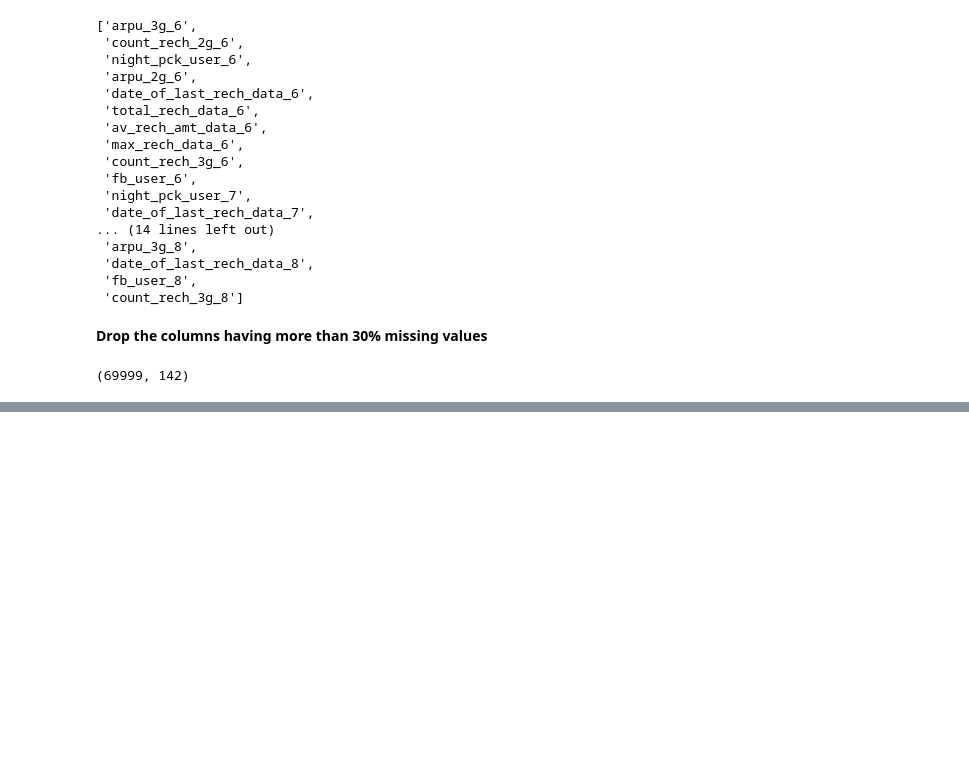
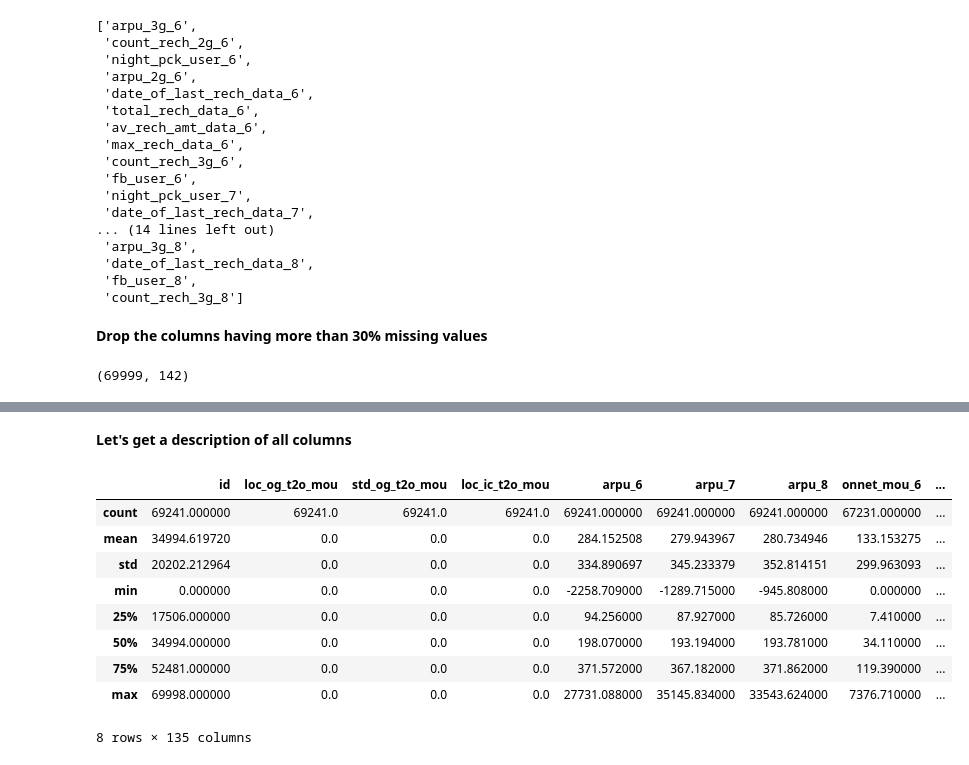
Before and after one commit to tikluganguly/TelecomDraft, a Jupyter notebook: assignment (tiklu).ipynb, the cells around one changed output, grey strips where cells are left out. Saved outputs shown, nothing was run; the diff lists cells and outputs as text; code cells hidden in the pictures; blank space fills up the shorter version.

```diff
--- a/assignment (tiklu).ipynb
+++ b/assignment (tiklu).ipynb
@@ -121,0 +134,3 @@ traindata_curated.shape
+# %%
+traindata_curated = traindata_curated.drop(date_cols, axis=1)
+traindata_curated.head()
@@ -121,0 +147,2 @@ traindata_curated.shape
+# %%
+traindata_curated = traindata_curated.drop('circle_id', axis=1)
@@ -121,0 +183,15 @@ traindata_curated.shape
+# %% [markdown]
+**Let's get a description of all columns**
+# %%
+traindata_curated.describe(include="all")
+# %% [output]
+|  | id | loc_og_t2o_mou | std_og_t2o_mou | loc_ic_t2o_mou | arpu_6 | arpu_7 | arpu_8 | onnet_mou_6 | ... |
+| count | 69241.000000 | 69241.0 | 69241.0 | 69241.0 | 69241.000000 | 69241.000000 | 69241.000000 | 67231.000000 | ... |
+| mean | 34994.619720 | 0.0 | 0.0 | 0.0 | 284.152508 | 279.943967 | 280.734946 | 133.153275 | ... |
+| std | 20202.212964 | 0.0 | 0.0 | 0.0 | 334.890697 | 345.233379 | 352.814151 | 299.963093 | ... |
+| min | 0.000000 | 0.0 | 0.0 | 0.0 | -2258.709000 | -1289.715000 | -945.808000 | 0.000000 | ... |
+| 25% | 17506.000000 | 0.0 | 0.0 | 0.0 | 94.256000 | 87.927000 | 85.726000 | 7.410000 | ... |
+| 50% | 34994.000000 | 0.0 | 0.0 | 0.0 | 198.070000 | 193.194000 | 193.781000 | 34.110000 | ... |
+| 75% | 52481.000000 | 0.0 | 0.0 | 0.0 | 371.572000 | 367.182000 | 371.862000 | 119.390000 | ... |
+| max | 69998.000000 | 0.0 | 0.0 | 0.0 | 27731.088000 | 35145.834000 | 33543.624000 | 7376.710000 | ... |
+8 rows × 135 columns
```
Also changed, not shown: parts of 16 cells of this notebook.
